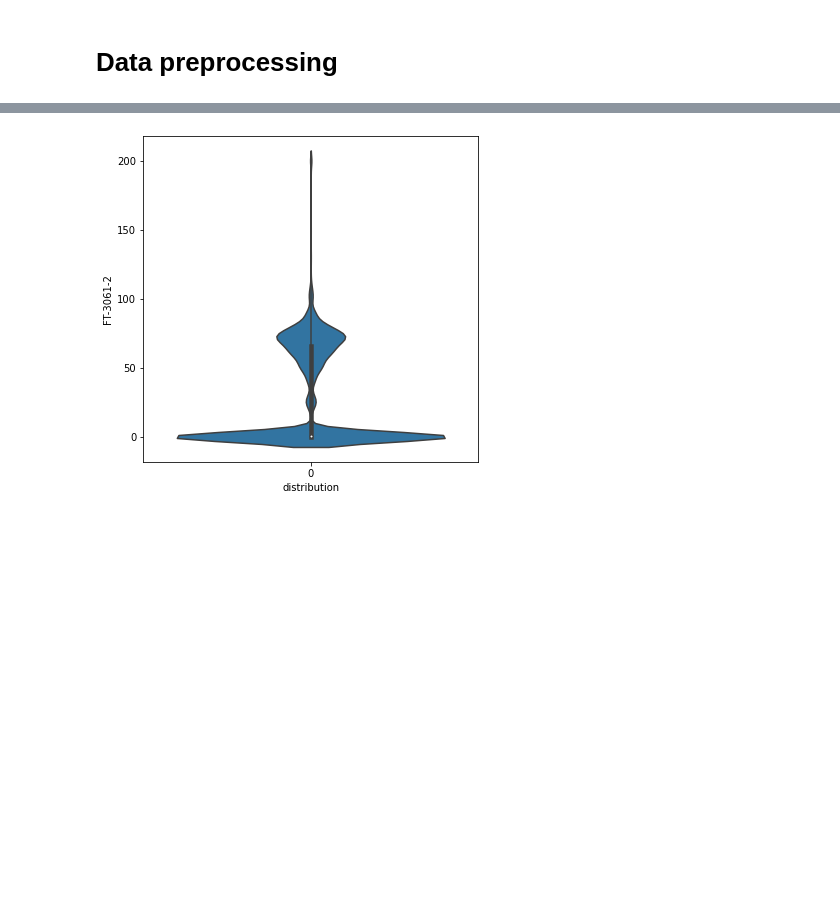
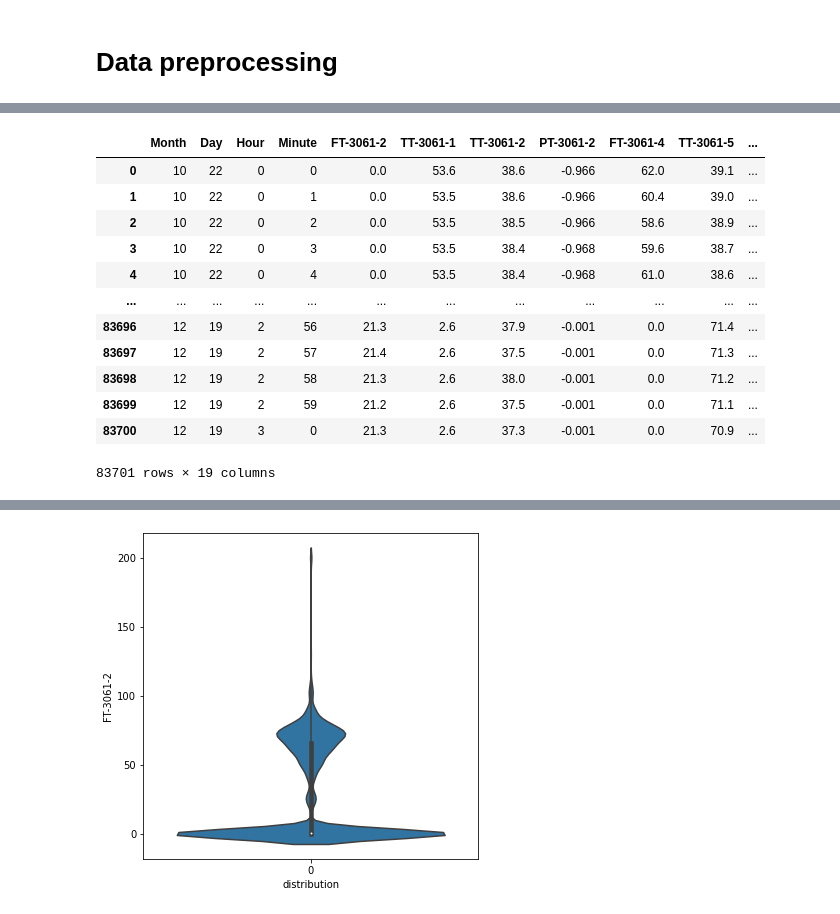
Before and after one commit to pseokyoung/22_Dual_Attention, a Jupyter notebook: main.ipynb, the cells around one changed output, grey strips where cells are left out. Drawn from its saved outputs; the diff is of its cells as text; code cells hidden in the pictures; blank space fills up the shorter version.

```diff
--- a/main.ipynb
+++ b/main.ipynb
@@ -66,0 +63,16 @@ for i in range(1,10):
+# %%
+kmean_cluster.df
+# %% [output]
+|  | Month | Day | Hour | Minute | FT-3061-2 | TT-3061-1 | TT-3061-2 | PT-3061-2 | FT-3061-4 | TT-3061-5 | ... |
+| 0 | 10 | 22 | 0 | 0 | 0.0 | 53.6 | 38.6 | -0.966 | 62.0 | 39.1 | ... |
+| 1 | 10 | 22 | 0 | 1 | 0.0 | 53.5 | 38.6 | -0.966 | 60.4 | 39.0 | ... |
+| 2 | 10 | 22 | 0 | 2 | 0.0 | 53.5 | 38.5 | -0.966 | 58.6 | 38.9 | ... |
+| 3 | 10 | 22 | 0 | 3 | 0.0 | 53.5 | 38.4 | -0.968 | 59.6 | 38.7 | ... |
+| 4 | 10 | 22 | 0 | 4 | 0.0 | 53.5 | 38.4 | -0.968 | 61.0 | 38.6 | ... |
+| ... | ... | ... | ... | ... | ... | ... | ... | ... | ... | ... | ... |
+| 83696 | 12 | 19 | 2 | 56 | 21.3 | 2.6 | 37.9 | -0.001 | 0.0 | 71.4 | ... |
+| 83697 | 12 | 19 | 2 | 57 | 21.4 | 2.6 | 37.5 | -0.001 | 0.0 | 71.3 | ... |
+| 83698 | 12 | 19 | 2 | 58 | 21.3 | 2.6 | 38.0 | -0.001 | 0.0 | 71.2 | ... |
+| 83699 | 12 | 19 | 2 | 59 | 21.2 | 2.6 | 37.5 | -0.001 | 0.0 | 71.1 | ... |
+| 83700 | 12 | 19 | 3 | 0 | 21.3 | 2.6 | 37.3 | -0.001 | 0.0 | 70.9 | ... |
+83701 rows × 19 columns
```
Also changed, not shown: parts of 5 cells of this notebook.
